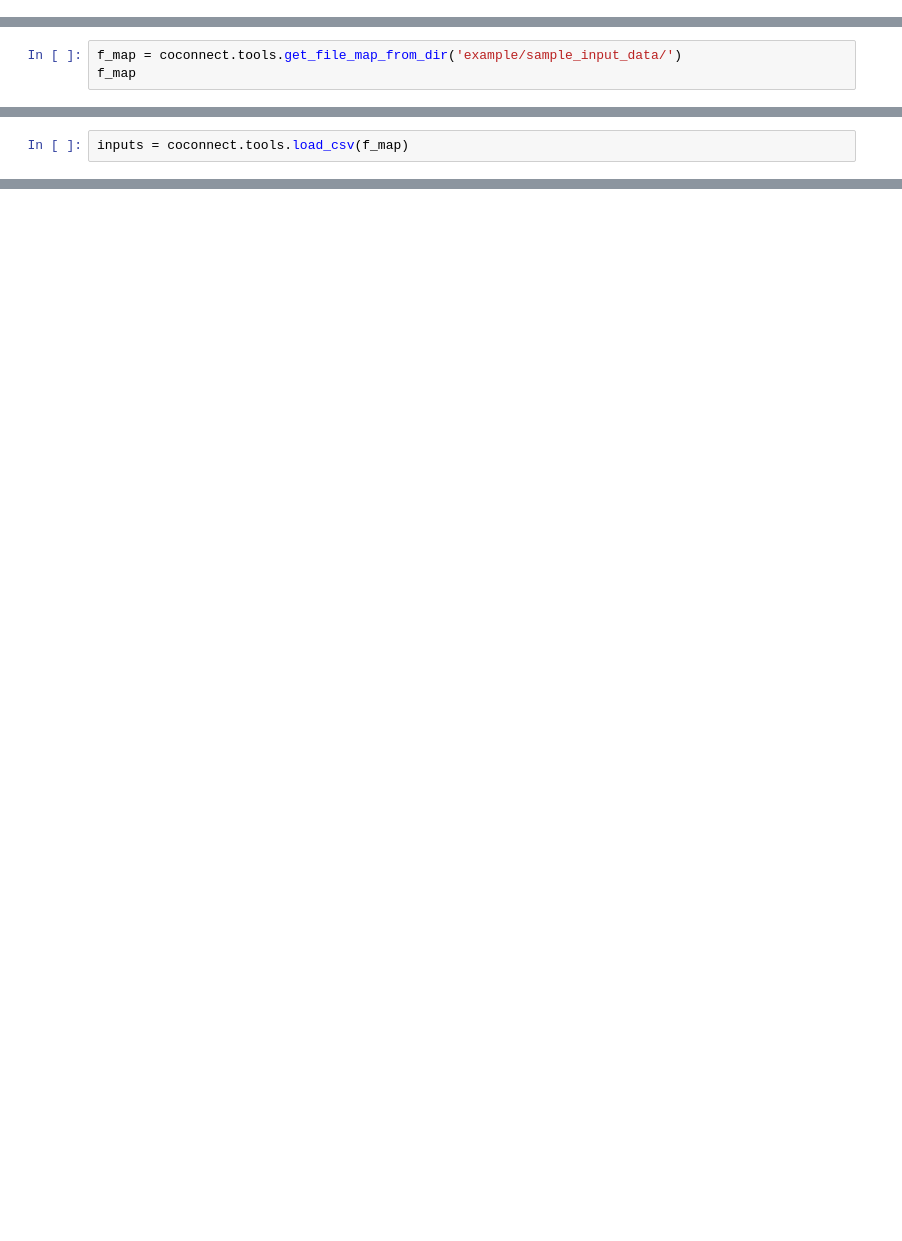
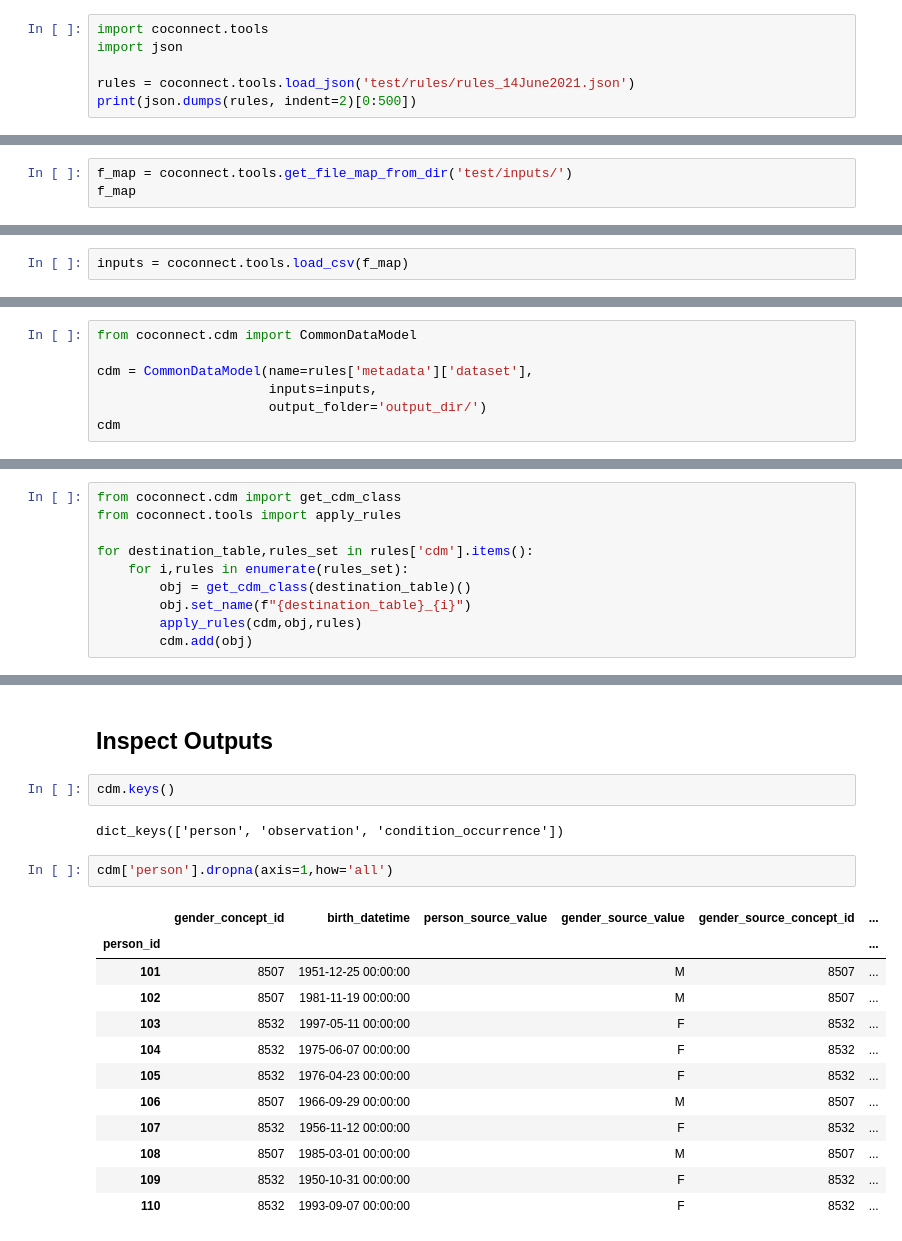
Before and after one commit to HDRUK/CaRROT-CDM, a Jupyter notebook: notebooks/Introduction - Using the ETLTool.ipynb, the cells around one changed output, grey strips where cells are left out. Drawn from its saved outputs; the diff is of its cells as text; blank space fills up the shorter version.

```diff
--- a/notebooks/Introduction - Using the ETLTool.ipynb
+++ b/notebooks/Introduction - Using the ETLTool.ipynb
@@ -25,0 +12,6 @@ print (coconnect.tools.get_classes(format=True))
+# %%
+import coconnect.tools
+import json
+
+rules = coconnect.tools.load_json('test/rules/rules_14June2021.json')
+print(json.dumps(rules, indent=2)[0:500])
@@ -26,4 +43,4 @@ print (coconnect.tools.get_classes(format=True))
 # %%
-f_map = coconnect.tools.get_file_map_from_dir('example/sample_input_data/')
+f_map = coconnect.tools.get_file_map_from_dir('test/inputs/')
 f_map
 # %% [output]
@@ -138,0 +58,7 @@ etltool.get_output_df('person')
+# %%
+from coconnect.cdm import CommonDataModel
+
+cdm = CommonDataModel(name=rules['metadata']['dataset'],
+                      inputs=inputs,
+                      output_folder='output_dir/')
+cdm
@@ -138,0 +72,10 @@ etltool.get_output_df('person')
+# %%
+from coconnect.cdm import get_cdm_class
+from coconnect.tools import apply_rules
+
+for destination_table,rules_set in rules['cdm'].items():
+    for i,rules in enumerate(rules_set):
+        obj = get_cdm_class(destination_table)()
+        obj.set_name(f"{destination_table}_{i}")
+        apply_rules(cdm,obj,rules)
+        cdm.add(obj)
@@ -138,0 +128,21 @@ etltool.get_output_df('person')
+# %% [markdown]
+## Inspect Outputs
+# %%
+cdm.keys()
+# %% [output]
+dict_keys(['person', 'observation', 'condition_occurrence'])
+# %%
+cdm['person'].dropna(axis=1,how='all')
+# %% [output]
+|  | gender_concept_id | birth_datetime | person_source_value | gender_source_value | gender_source_concept_id | ... |
+| person_id |  |  |  |  |  | ... |
+| 101 | 8507 | 1951-12-25 00:00:00 |  | M | 8507 | ... |
+| 102 | 8507 | 1981-11-19 00:00:00 |  | M | 8507 | ... |
+| 103 | 8532 | 1997-05-11 00:00:00 |  | F | 8532 | ... |
+| 104 | 8532 | 1975-06-07 00:00:00 |  | F | 8532 | ... |
+| 105 | 8532 | 1976-04-23 00:00:00 |  | F | 8532 | ... |
+| 106 | 8507 | 1966-09-29 00:00:00 |  | M | 8507 | ... |
+| 107 | 8532 | 1956-11-12 00:00:00 |  | F | 8532 | ... |
+| 108 | 8507 | 1985-03-01 00:00:00 |  | M | 8507 | ... |
+| 109 | 8532 | 1950-10-31 00:00:00 |  | F | 8532 | ... |
+| 110 | 8532 | 1993-09-07 00:00:00 |  | F | 8532 | ... |
```
Also changed, not shown: parts of 42 cells of this notebook, 3 other files.
